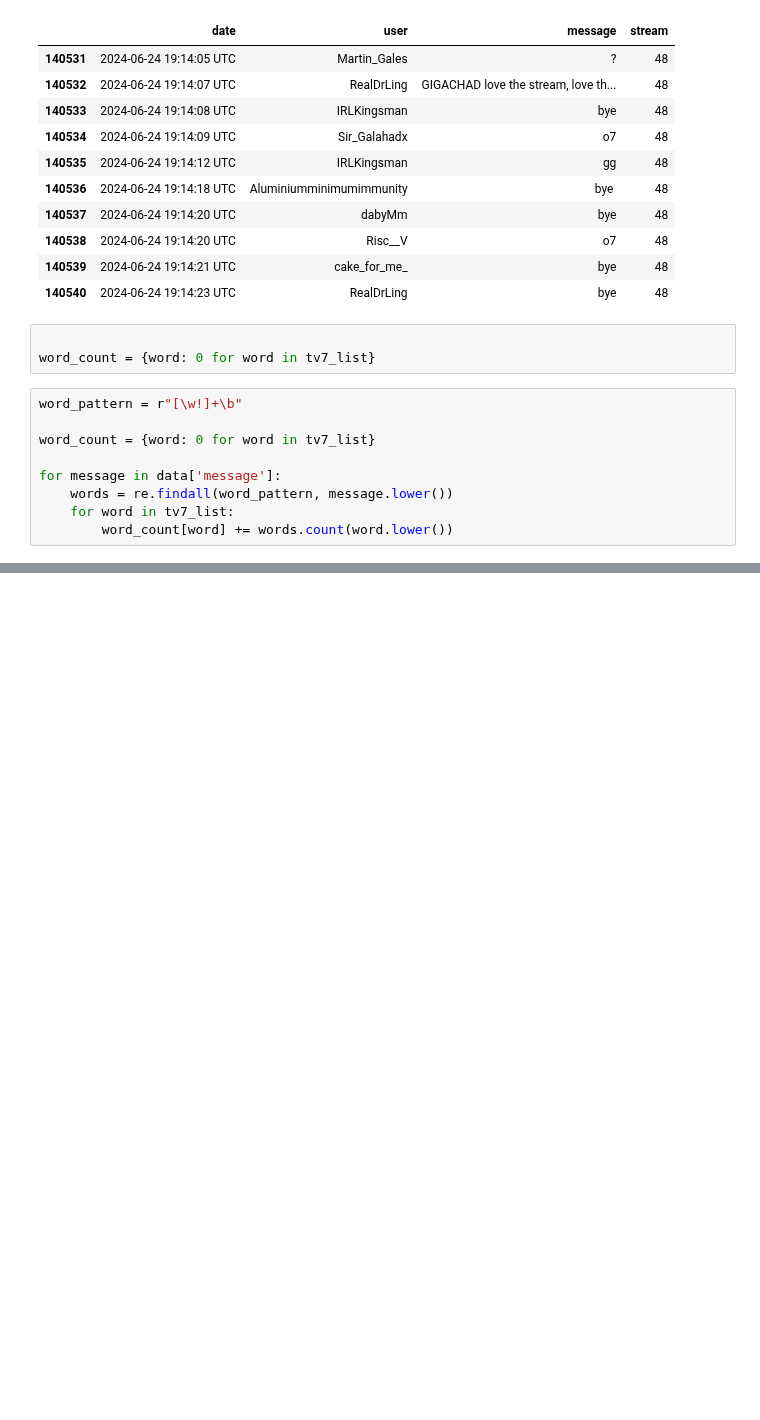
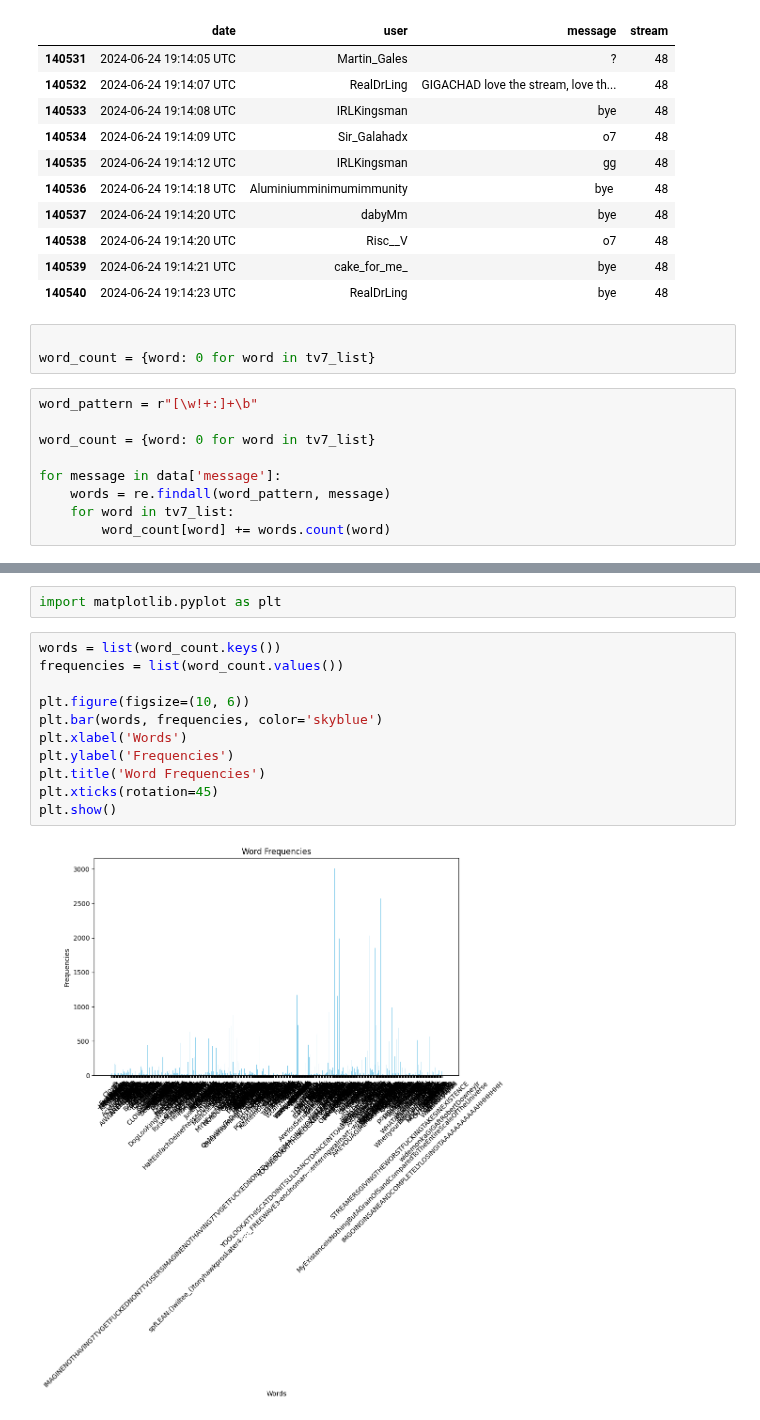
Before and after one commit to balintkardos/ChatlogDorozea, a Jupyter notebook: 7tvusage.ipynb, the cells around one changed output, grey strips where cells are left out. Saved outputs shown, nothing was run; the diff lists cells and outputs as text; blank space fills up the shorter version.

```diff
--- a/7tvusage.ipynb
+++ b/7tvusage.ipynb
@@ -104,14 +104,14 @@ data.tail(10)
 
 word_count = {word: 0 for word in tv7_list}
 # %%
-word_pattern = r"[\w!]+\b"
+word_pattern = r"[\w!+:]+\b"
 
 word_count = {word: 0 for word in tv7_list}
 
 for message in data['message']:
-    words = re.findall(word_pattern, message.lower())
+    words = re.findall(word_pattern, message)
     for word in tv7_list:
-        word_count[word] += words.count(word.lower())
+        word_count[word] += words.count(word)
 # %%
 for word, count in word_count.items():
     print(f"{word}: {count}")
@@ -133,3 +133,18 @@ WidezyzzPls: 2
 xqc32: 8
 xQcVeryWide: 6
 YOUDIED: 64
+# %%
+import matplotlib.pyplot as plt
+# %%
+words = list(word_count.keys())
+frequencies = list(word_count.values())
+
+plt.figure(figsize=(10, 6))
+plt.bar(words, frequencies, color='skyblue')
+plt.xlabel('Words')
+plt.ylabel('Frequencies')
+plt.title('Word Frequencies')
+plt.xticks(rotation=45)
+plt.show()
+# %% [output]
+[figure, added]
```
Also changed, not shown: parts of 6 cells of this notebook.
